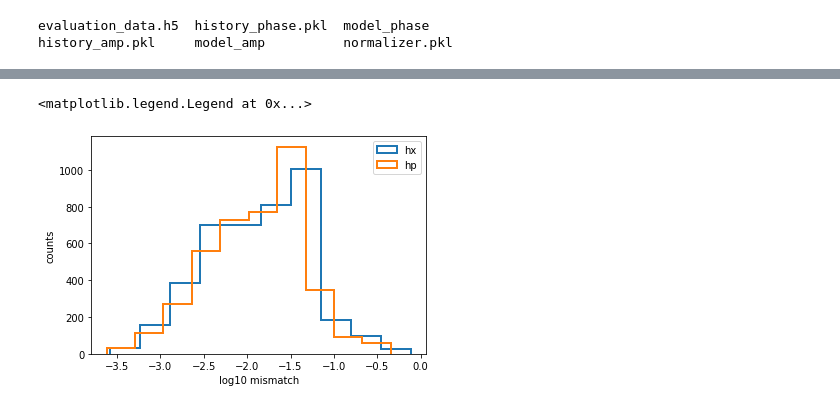
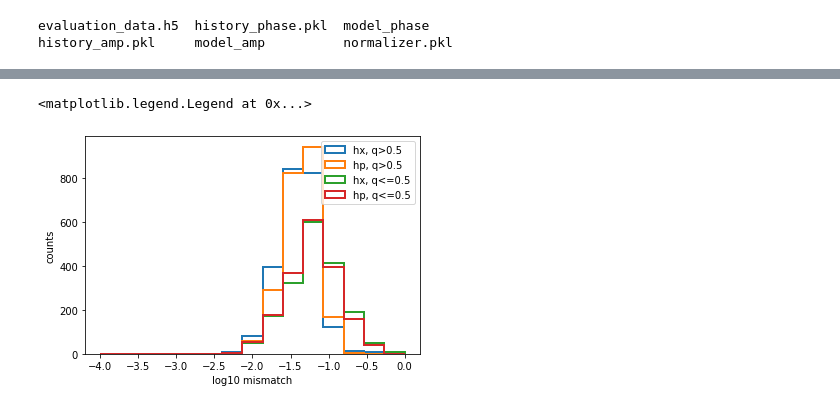
Before and after one commit to zodoctor/waveform_NN, a Jupyter notebook: notebooks/PlotPerformance.ipynb, the cells around one changed output, grey strips where cells are left out. Saved outputs shown, nothing was run; the diff lists cells and outputs as text; code cells hidden in the pictures.

```diff
--- a/notebooks/PlotPerformance.ipynb
+++ b/notebooks/PlotPerformance.ipynb
@@ -14,9 +16,9 @@ history_amp.pkl     model_amp          normalizer.pkl
 # %%
-with open('../bin/model2/history_amp.pkl','rb') as f:
+with open(f'../bin/{model}/history_amp.pkl','rb') as f:
     history_amp = pickle.load(f)
-with open('../bin/model2/history_phase.pkl','rb') as f:
+with open(f'../bin/{model}/history_phase.pkl','rb') as f:
     history_phase = pickle.load(f)
-with h5py.File('../bin/model2/evaluation_data.h5','r') as f:
+with h5py.File(f'../bin/{model}/evaluation_data.h5','r') as f:
     Yreconst = f['Yreconst'][...]
     hpMMs = f['hpMMs'][...]
     hxMMs = f['hxMMs'][...]
@@ -42,9 +51,14 @@ plt.legend()
 # %%
-plt.hist(np.log10(hxMMs),histtype='step',lw=2,label='hx')
-plt.hist(np.log10(hpMMs),histtype='step',lw=2,label='hp')
+bins = np.linspace(-4,0,16)
+sel = X[:,0]>0.5
+plt.hist(np.log10(hxMMs)[sel],histtype='step',lw=2,label='hx, q>0.5',bins=bins)
+plt.hist(np.log10(hpMMs)[sel],histtype='step',lw=2,label='hp, q>0.5',bins=bins)
+sel = X[:,0]<=0.5
+plt.hist(np.log10(hxMMs)[sel],histtype='step',lw=2,label='hx, q<=0.5',bins=bins)
+plt.hist(np.log10(hpMMs)[sel],histtype='step',lw=2,label='hp, q<=0.5',bins=bins)
 plt.xlabel('log10 mismatch')
 plt.ylabel('counts')
 plt.legend()
 # %% [output]
 <matplotlib.legend.Legend at 0x...>
-[figure, old version]
+[figure, new version]
```
Also changed, not shown: parts of 5 cells of this notebook, 4 other files.
